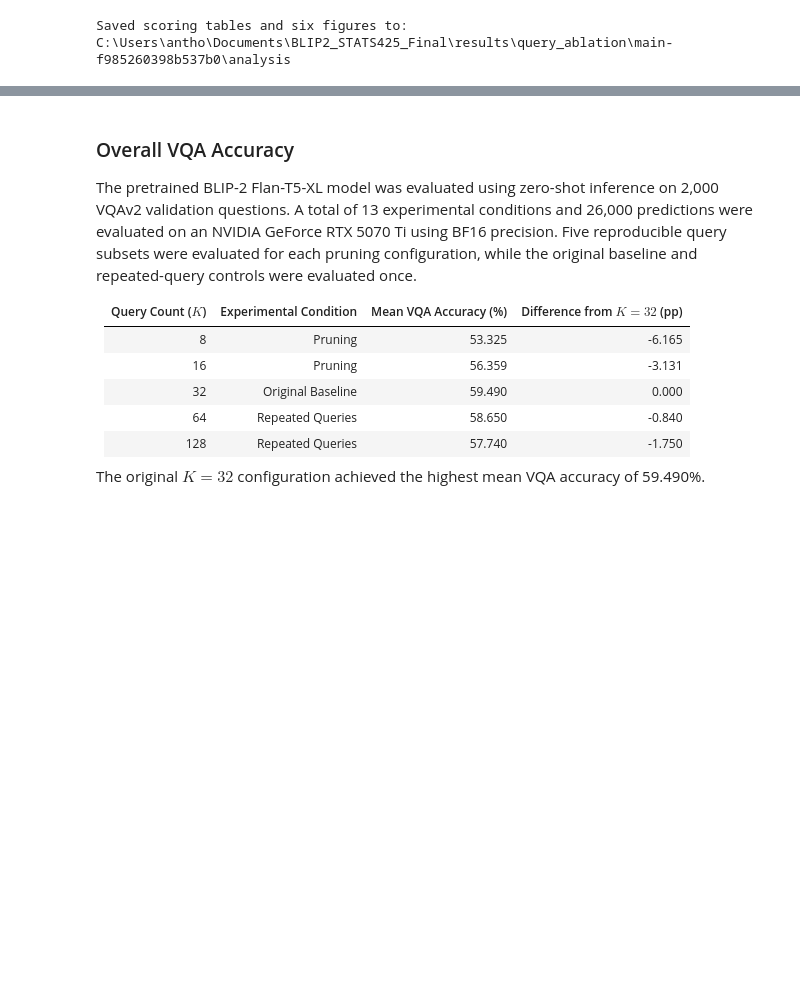
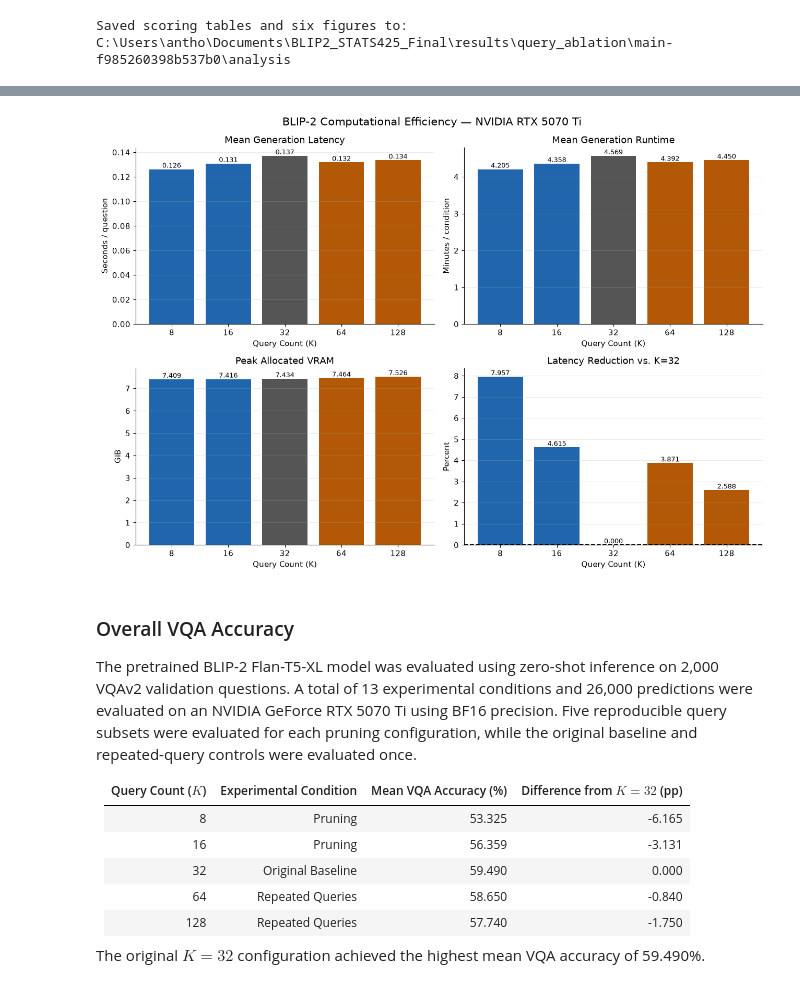
Before and after one commit to amitine26/BLIP2_STATS425_Final, a Jupyter notebook: scripts/score_results.ipynb, the cells around one changed output, grey strips where cells are left out. Saved outputs shown, nothing was run; the diff lists cells and outputs as text; code cells hidden in the pictures; blank space fills up the shorter version.

Commit message:
Update computational efficiency analysis and experimental results

```diff
--- a/scripts/score_results.ipynb
+++ b/scripts/score_results.ipynb
@@ -536,3 +536,92 @@ print(f"Saved scoring tables and six figures to: {report_dir}")
 # %% [output]
 [figure]
 Saved scoring tables and six figures to: C:\Users\antho\Documents\BLIP2_STATS425_Final\results\query_ablation\main-f985260398b537b0\analysis
+# %%
+# Computational Efficiency Analysis by Query Count
+cwd = Path.cwd().resolve()
+PROJECT_ROOT = cwd.parent if cwd.name.lower() == "scripts" else cwd
+analysis_dir = PROJECT_ROOT / "results" / "query_ablation" / "main-f985260398b537b0" / "analysis"
+
+# Load previously saved measurements
+records = pd.read_csv(analysis_dir / "per_question_scores.csv")
+
+# Convert bytes to GiB
+records["peak_allocated_gib"] = records["peak_allocated_bytes"] / 2**30
+records["peak_reserved_gib"] = records["peak_reserved_bytes"] / 2**30
+
+# Additional VRAM allocated during generation
+records["additional_vram_mib"] = (records["peak_allocated_bytes"] - records["allocated_before_bytes"]) / 2**20
+
+# Calculate efficiency for each individual condition
+run_efficiency = records.groupby(["k", "condition"]).agg(
+    questions=("generation_seconds", "size"), total_time_seconds=("generation_seconds", "sum"),
+    mean_latency_seconds=("generation_seconds", "mean"), median_latency_seconds=("generation_seconds", "median"),
+    mean_peak_vram_gib=("peak_allocated_gib", "mean"), max_peak_vram_gib=("peak_allocated_gib", "max"),
+    max_reserved_vram_gib=("peak_reserved_gib", "max"), mean_additional_vram_mib=("additional_vram_mib", "mean"),
+    mean_generated_tokens=("generated_token_count", "mean")).reset_index()
+
+# Aggregate across query-selection seeds for each K
+efficiency = run_efficiency.groupby("k").agg(
+    runs=("condition", "size"), mean_latency_seconds=("mean_latency_seconds", "mean"), latency_sd_seconds=("mean_latency_seconds", "std"),
+    mean_runtime_seconds=("total_time_seconds", "mean"), total_runtime_seconds=("total_time_seconds", "sum"),
+    mean_peak_vram_gib=("mean_peak_vram_gib", "mean"), max_peak_vram_gib=("max_peak_vram_gib", "max"),
+    max_reserved_vram_gib=("max_reserved_vram_gib", "max"), mean_additional_vram_mib=("mean_additional_vram_mib", "mean"),
+    mean_generated_tokens=("mean_generated_tokens", "mean")).reset_index()
+
+# Runtime and throughput calculations
+efficiency["mean_runtime_minutes"] = efficiency["mean_runtime_seconds"] / 60
+efficiency["questions_per_second"] = 1 / efficiency["mean_latency_seconds"]
+
+# Compare each K against the original K=32 baseline
+baseline = efficiency.loc[efficiency["k"] == 32].iloc[0]
+
+efficiency["latency_reduction_pct"] = 100 * (1 - efficiency["mean_latency_seconds"] / baseline["mean_latency_seconds"])
+efficiency["speedup_vs_k32"] = baseline["mean_latency_seconds"] / efficiency["mean_latency_seconds"]
+efficiency["peak_vram_saved_mib"] = (baseline["max_peak_vram_gib"] - efficiency["max_peak_vram_gib"]) * 1024
+
+# Display results
+display(efficiency.round(4))
+
+# Identify fastest and most memory-efficient configurations
+fastest = efficiency.loc[efficiency["mean_latency_seconds"].idxmin()]
+lowest_memory = efficiency.loc[efficiency["max_peak_vram_gib"].idxmin()]
+
+print(f"\nFastest configuration: K={int(fastest['k'])}")
+print(f"Mean latency: {fastest['mean_latency_seconds']:.4f} seconds")
+print(f"Speedup over K=32: {fastest['speedup_vs_k32']:.3f}x")
+
+print(f"\nLowest peak VRAM: K={int(lowest_memory['k'])}")
+print(f"Peak VRAM: {lowest_memory['max_peak_vram_gib']:.4f} GiB")
+
+# Visualization
+fig, axes = plt.subplots(2, 2, figsize=(13, 9))
+
+colors = ["#2166ac", "#2166ac", "#555555", "#b35806", "#b35806"]
+k_labels = efficiency["k"].astype(str)
+
+metrics = [("mean_latency_seconds", "Mean Generation Latency", "Seconds / question"),
+           ("mean_runtime_minutes", "Mean Generation Runtime", "Minutes / condition"),
+           ("max_peak_vram_gib", "Peak Allocated VRAM", "GiB"), ("latency_reduction_pct", "Latency Reduction vs. K=32", "Percent")]
+
+for ax, (column, title, ylabel) in zip(axes.flat, metrics):
+    ax.bar(k_labels, efficiency[column], color=colors)
+    ax.set_title(title)
+    ax.set_xlabel("Query Count (K)")
+    ax.set_ylabel(ylabel)
+    ax.grid(axis="y", alpha=0.25)
+
+    for i, value in enumerate(efficiency[column]):
+        ax.annotate(f"{value:.3f}", (i, value), ha="center", va="bottom" if value >= 0 else "top", fontsize=9)
+
+axes[1, 1].axhline(0, color="black", linestyle="--")
+
+fig.suptitle("BLIP-2 Computational Efficiency — NVIDIA RTX 5070 Ti", fontsize=15)
+
+plt.tight_layout()
+plt.savefig(analysis_dir / "detailed_computational_efficiency.png", dpi=300, bbox_inches="tight")
+plt.show()
+
+# Save numerical results
+efficiency.to_csv(analysis_dir / "detailed_computational_efficiency.csv", index=False)
+run_efficiency.to_csv(analysis_dir / "efficiency_by_condition.csv", index=False)
+# %% [output]
@@ -539,3 +640,4 @@ Saved scoring tables and six figures to: C:\Users\antho\Documents\BLIP2_STATS425
+[figure, added]
 # %% [markdown]
 ### Overall VQA Accuracy
 
```
Also changed, not shown: parts of 1 cell of this notebook, 3 other files.
